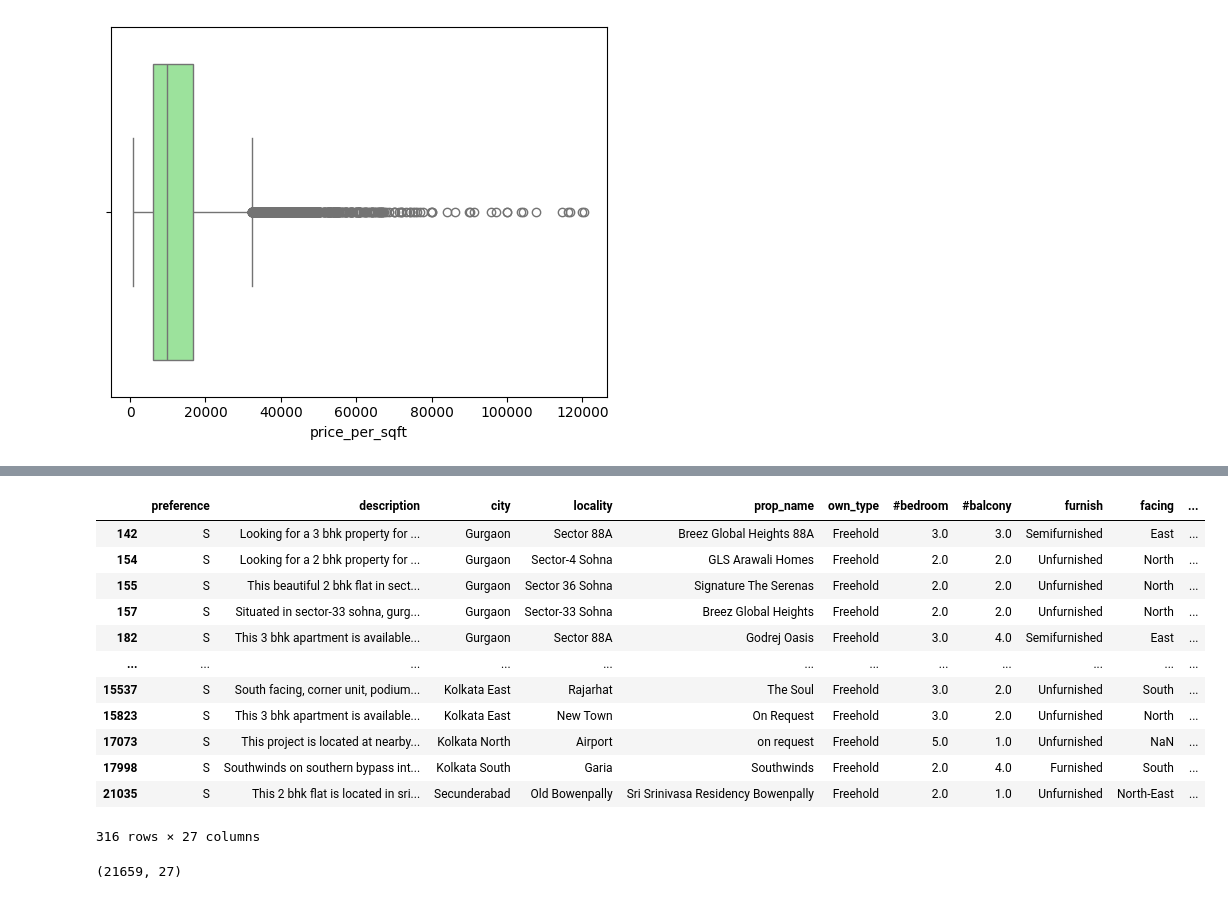
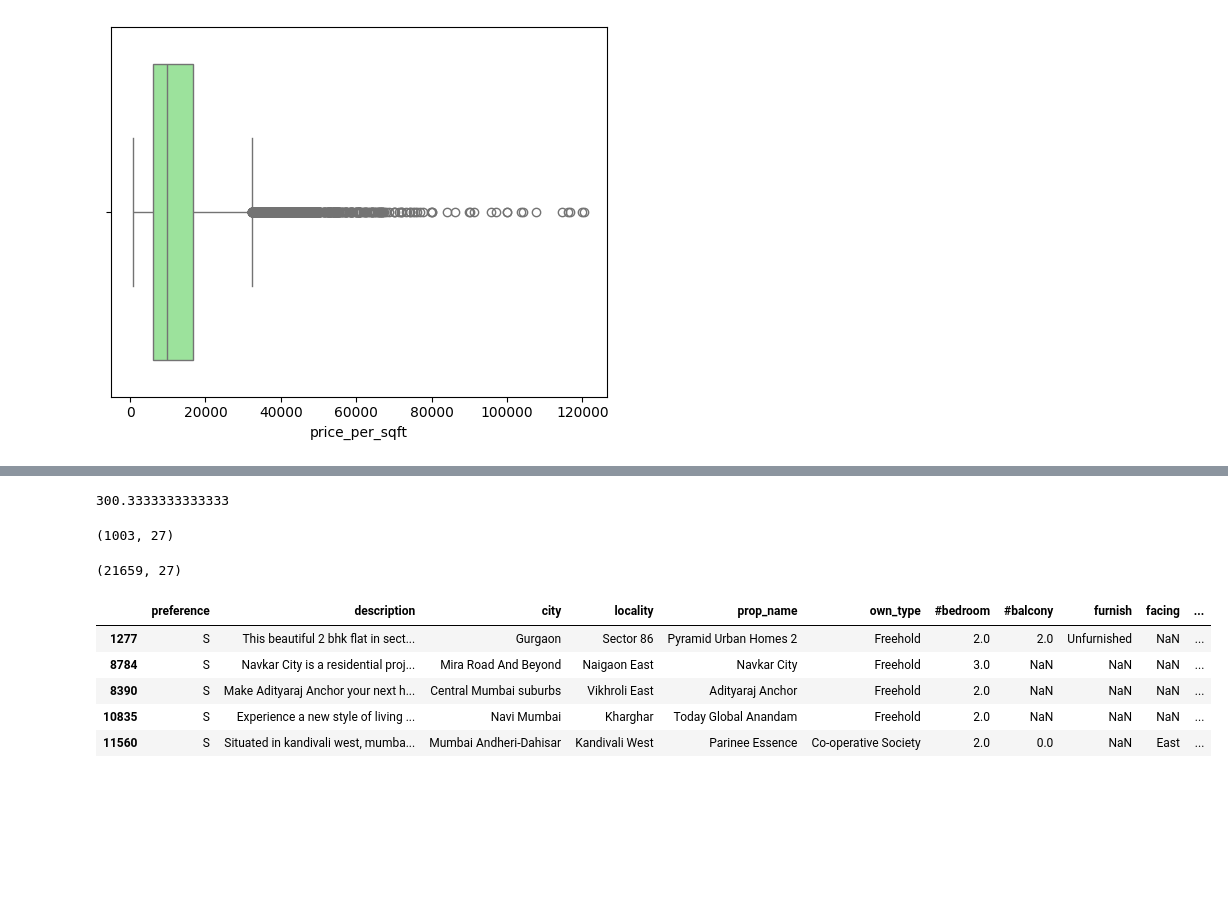
Before and after one commit to vaibhavO1/CapStone-Project, a Jupyter notebook: handling_outliers.ipynb, the cells around one changed output, grey strips where cells are left out. Cells and saved outputs as stored; diff of their text form; code cells hidden in the pictures; blank space fills up the shorter version.

```diff
--- a/handling_outliers.ipynb
+++ b/handling_outliers.ipynb
@@ -483,19 +487,12 @@ df.to_csv('/content/drive/MyDrive/pro/res_apart_S2.csv')
+# %%
+x = df[df['price_per_sqft'] <= 30000]
+(x['area_in_sqft']/x['#bedroom']).quantile(0.05)
+# %% [output]
+300.3333333333333
 # %%
-df[(df['area_in_sqft']/(df['#bedroom']+df['#balcony']))<155]
+df[(df['area_in_sqft']/(df['#bedroom']))<300].shape
 # %% [output]
-|  | preference | description | city | locality | prop_name | own_type | #bedroom | #balcony | furnish | facing | ... |
-| 142 | S | Looking for a 3 bhk property for ... | Gurgaon | Sector 88A | Breez Global Heights 88A | Freehold | 3.0 | 3.0 | Semifurnished | East | ... |
-| 154 | S | Looking for a 2 bhk property for ... | Gurgaon | Sector-4 Sohna | GLS Arawali Homes | Freehold | 2.0 | 2.0 | Unfurnished | North | ... |
-| 155 | S | This beautiful 2 bhk flat in sect... | Gurgaon | Sector 36 Sohna | Signature The Serenas | Freehold | 2.0 | 2.0 | Unfurnished | North | ... |
-| 157 | S | Situated in sector-33 sohna, gurg... | Gurgaon | Sector-33 Sohna | Breez Global Heights | Freehold | 2.0 | 2.0 | Unfurnished | North | ... |
-| 182 | S | This 3 bhk apartment is available... | Gurgaon | Sector 88A | Godrej Oasis | Freehold | 3.0 | 4.0 | Semifurnished | East | ... |
-| ... | ... | ... | ... | ... | ... | ... | ... | ... | ... | ... | ... |
-| 15537 | S | South facing, corner unit, podium... | Kolkata East | Rajarhat | The Soul | Freehold | 3.0 | 2.0 | Unfurnished | South | ... |
-| 15823 | S | This 3 bhk apartment is available... | Kolkata East | New Town | On Request | Freehold | 3.0 | 2.0 | Unfurnished | North | ... |
-| 17073 | S | This project is located at nearby... | Kolkata North | Airport | on request | Freehold | 5.0 | 1.0 | Unfurnished | NaN | ... |
-| 17998 | S | Southwinds on southern bypass int... | Kolkata South | Garia | Southwinds | Freehold | 2.0 | 4.0 | Furnished | South | ... |
-| 21035 | S | This 2 bhk flat is located in sri... | Secunderabad | Old Bowenpally | Sri Srinivasa Residency Bowenpally | Freehold | 2.0 | 1.0 | Unfurnished | North-East | ... |
-316 rows × 27 columns
+(1003, 27)
 # %%
 df.shape
 # %% [output]
@@ -502,0 +502,9 @@ df.shape
+# %%
+df[(df['area_in_sqft']/(df['#bedroom']))<300].sample(5)
+# %% [output]
+|  | preference | description | city | locality | prop_name | own_type | #bedroom | #balcony | furnish | facing | ... |
+| 1277 | S | This beautiful 2 bhk flat in sect... | Gurgaon | Sector 86 | Pyramid Urban Homes 2 | Freehold | 2.0 | 2.0 | Unfurnished | NaN | ... |
+| 8784 | S | Navkar City is a residential proj... | Mira Road And Beyond | Naigaon East | Navkar City | Freehold | 3.0 | NaN | NaN | NaN | ... |
+| 8390 | S | Make Adityaraj Anchor your next h... | Central Mumbai suburbs | Vikhroli East | Adityaraj Anchor | Freehold | 2.0 | NaN | NaN | NaN | ... |
+| 10835 | S | Experience a new style of living ... | Navi Mumbai | Kharghar | Today Global Anandam | Freehold | 2.0 | NaN | NaN | NaN | ... |
+| 11560 | S | Situated in kandivali west, mumba... | Mumbai Andheri-Dahisar | Kandivali West | Parinee Essence | Co-operative Society | 2.0 | 0.0 | NaN | East | ... |
```
Also changed, not shown: parts of 17 cells of this notebook.
